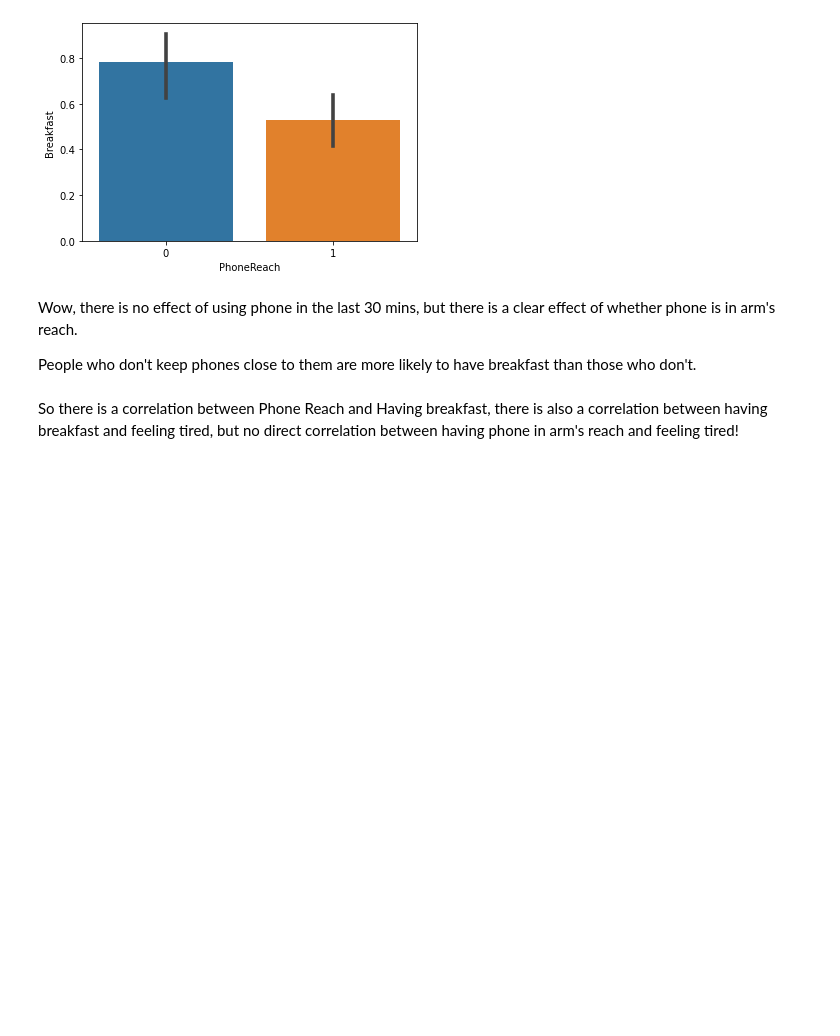
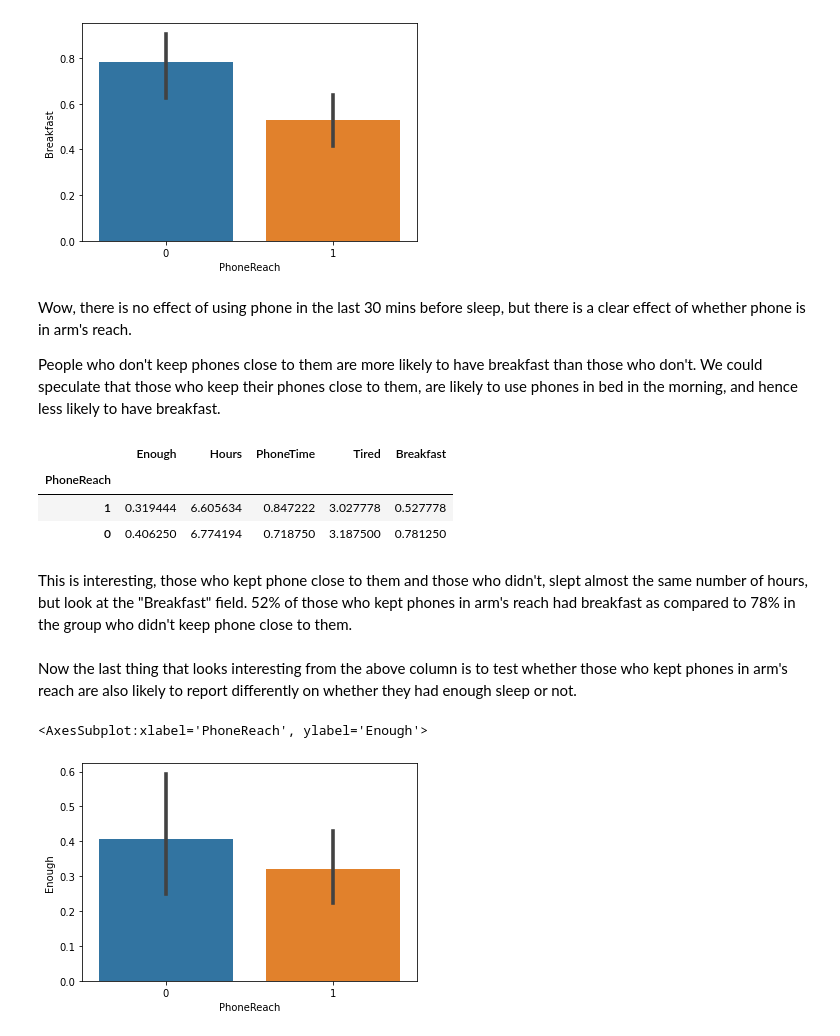
Before and after one commit to transpersonify/sleep_vs_tech, a Jupyter notebook: explore_data.ipynb, the cells around one changed output. Cells and saved outputs as stored; diff of their text form; code cells hidden in the pictures; blank space fills up the shorter version.

```diff
--- a/explore_data.ipynb
+++ b/explore_data.ipynb
@@ -131,8 +164,23 @@ sns.barplot(x='PhoneReach',y='Breakfast',data = pp_df)
 [figure]
 [figure]
 # %% [markdown]
-Wow, there is no effect of using phone in the last 30 mins, but there is a clear effect of whether phone is in arm's reach.
+Wow, there is no effect of using phone in the last 30 mins before sleep, but there is a clear effect of whether phone is in arm's reach.
 
-People who don't keep phones close to them are more likely to have breakfast than those who don't.
+People who don't keep phones close to them are more likely to have breakfast than those who don't. We could speculate that those who keep their phones close to them, are likely to use phones in bed in the morning, and hence less likely to have breakfast.
+# %%
+pp_df.groupby(pd.Grouper(key="PhoneReach")).mean()
+# %% [output]
+|  | Enough | Hours | PhoneTime | Tired | Breakfast |
+| PhoneReach |  |  |  |  |  |
+| 1 | 0.319444 | 6.605634 | 0.847222 | 3.027778 | 0.527778 |
+| 0 | 0.406250 | 6.774194 | 0.718750 | 3.187500 | 0.781250 |
+# %% [markdown]
+This is interesting, those who kept phone close to them and those who didn't, slept almost the same number of hours,
+but look at the "Breakfast" field. 52% of those who kept phones in arm's reach had breakfast as compared to 78% in the group who didn't keep phone close to them.
 # %% [markdown]
-So there is a correlation between Phone Reach and Having breakfast, there is also a correlation between having breakfast and feeling tired, but no direct correlation between having phone in arm's reach and feeling tired!
+Now the last thing that looks interesting from the above column is to test whether those who kept phones in arm's reach are also likely to report differently on whether they had enough sleep or not.
+# %%
+sns.barplot(x='PhoneReach',y='Enough',data = pp_df)
+# %% [output]
+<AxesSubplot:xlabel='PhoneReach', ylabel='Enough'>
+[figure, added]
```
Also changed, not shown: parts of 50 cells of this notebook.
